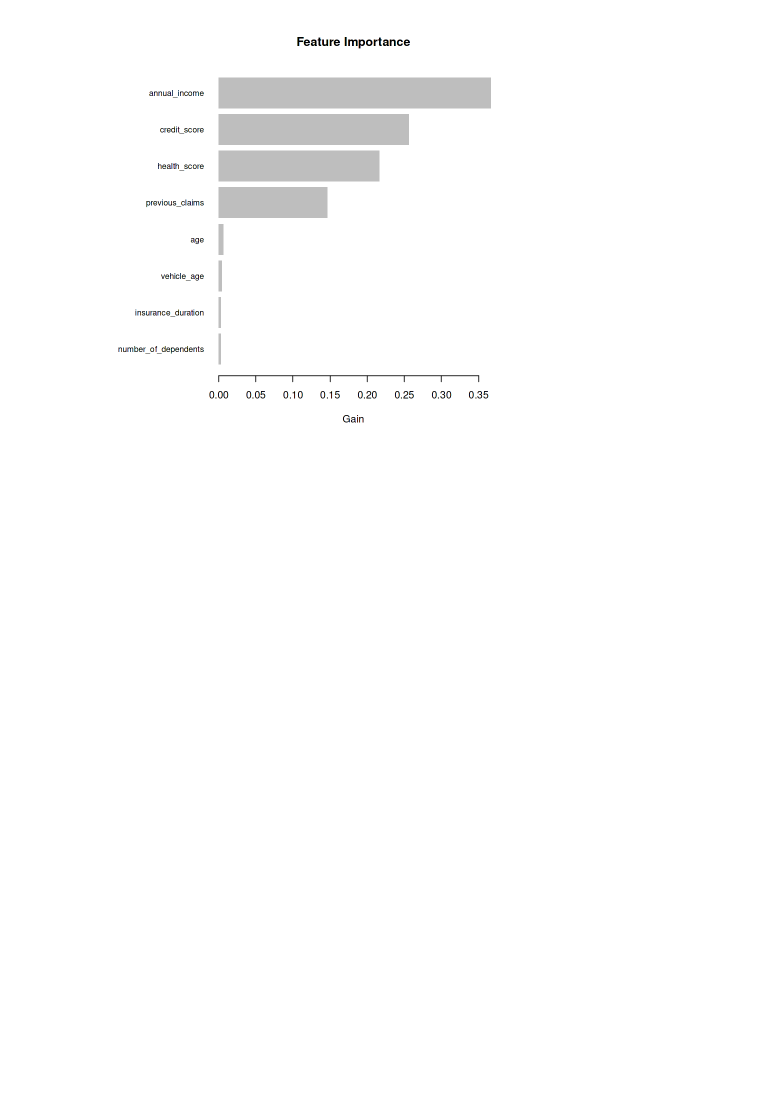
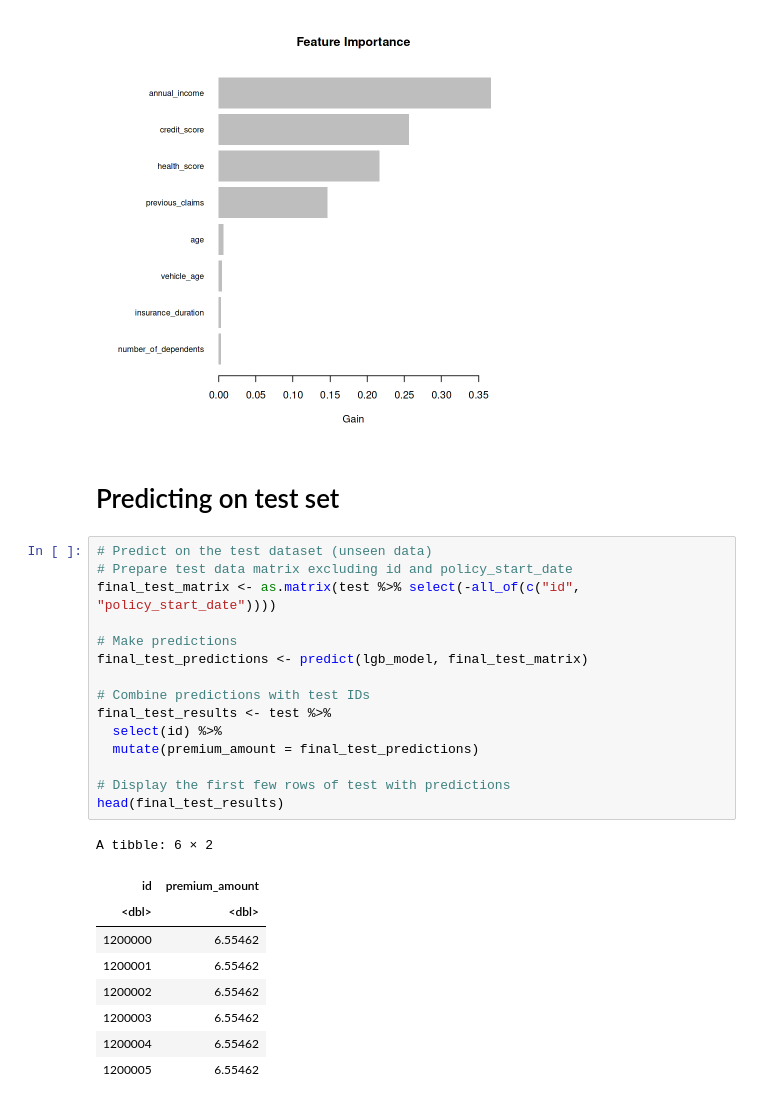
Before and after one commit to vanezp01/datalabs, a Jupyter notebook: predict-insurance-premiums.ipynb, the cells around one changed output. Drawn from its saved outputs; the diff is of its cells as text; blank space fills up the shorter version.

Commit message:
Kaggle Notebook | Predict Insurance Premiums in R | Version 4

```diff
--- a/predict-insurance-premiums.ipynb
+++ b/predict-insurance-premiums.ipynb
@@ -399,3 +421,30 @@ lgb.importance(lgb_model) %>%
   lgb.plot.importance()
 # %% [output]
 [figure]
+# %% [markdown]
+# Predicting on test set
+# %%
+# Predict on the test dataset (unseen data)
+# Prepare test data matrix excluding id and policy_start_date
+final_test_matrix <- as.matrix(test %>% select(-all_of(c("id", "policy_start_date"))))
+
+# Make predictions
+final_test_predictions <- predict(lgb_model, final_test_matrix)
+
+# Combine predictions with test IDs
+final_test_results <- test %>%
+  select(id) %>%
+  mutate(premium_amount = final_test_predictions)
+
+# Display the first few rows of test with predictions
+head(final_test_results)
+# %% [output]
+A tibble: 6 × 2
+| id | premium_amount |
+| <dbl> | <dbl> |
+| 1200000 | 6.55462 |
+| 1200001 | 6.55462 |
+| 1200002 | 6.55462 |
+| 1200003 | 6.55462 |
+| 1200004 | 6.55462 |
+| 1200005 | 6.55462 |
```
Also changed, not shown: parts of 4 cells of this notebook.
